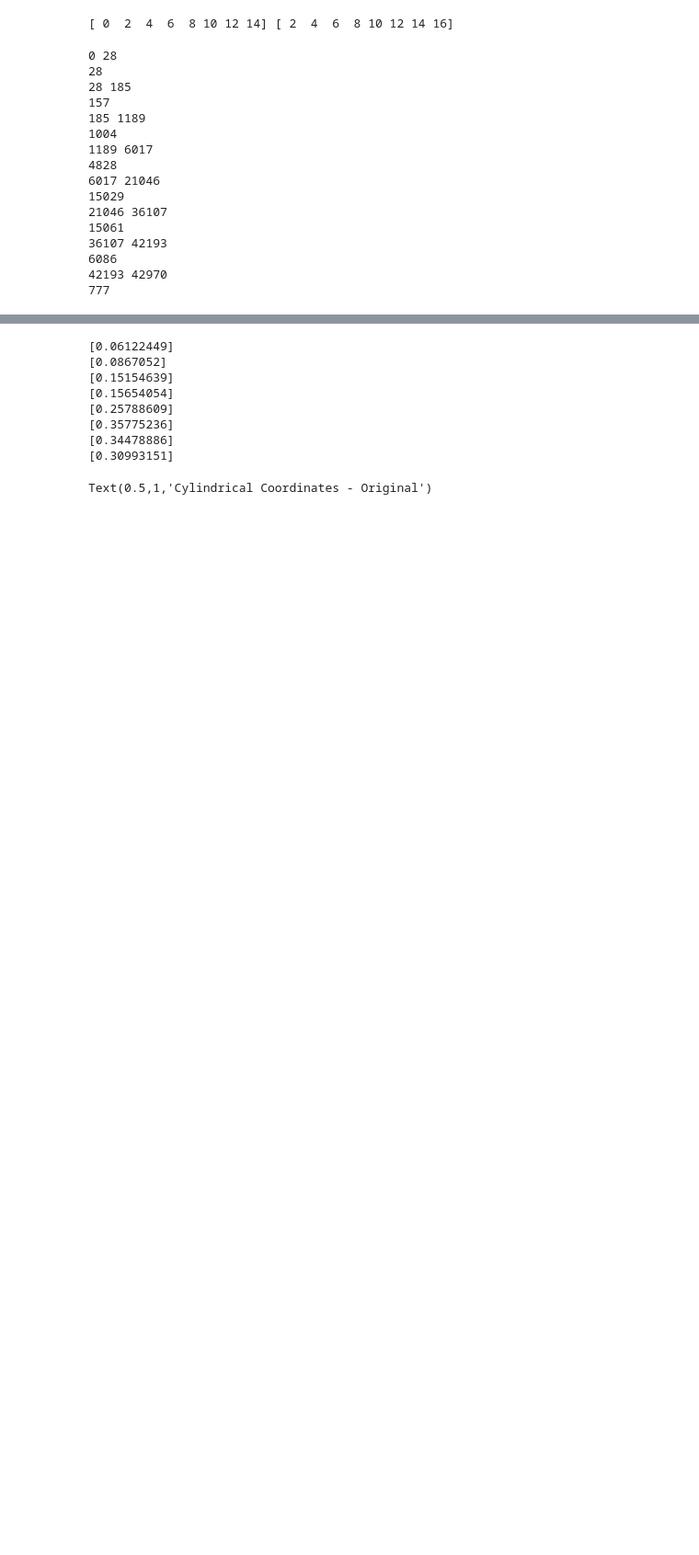
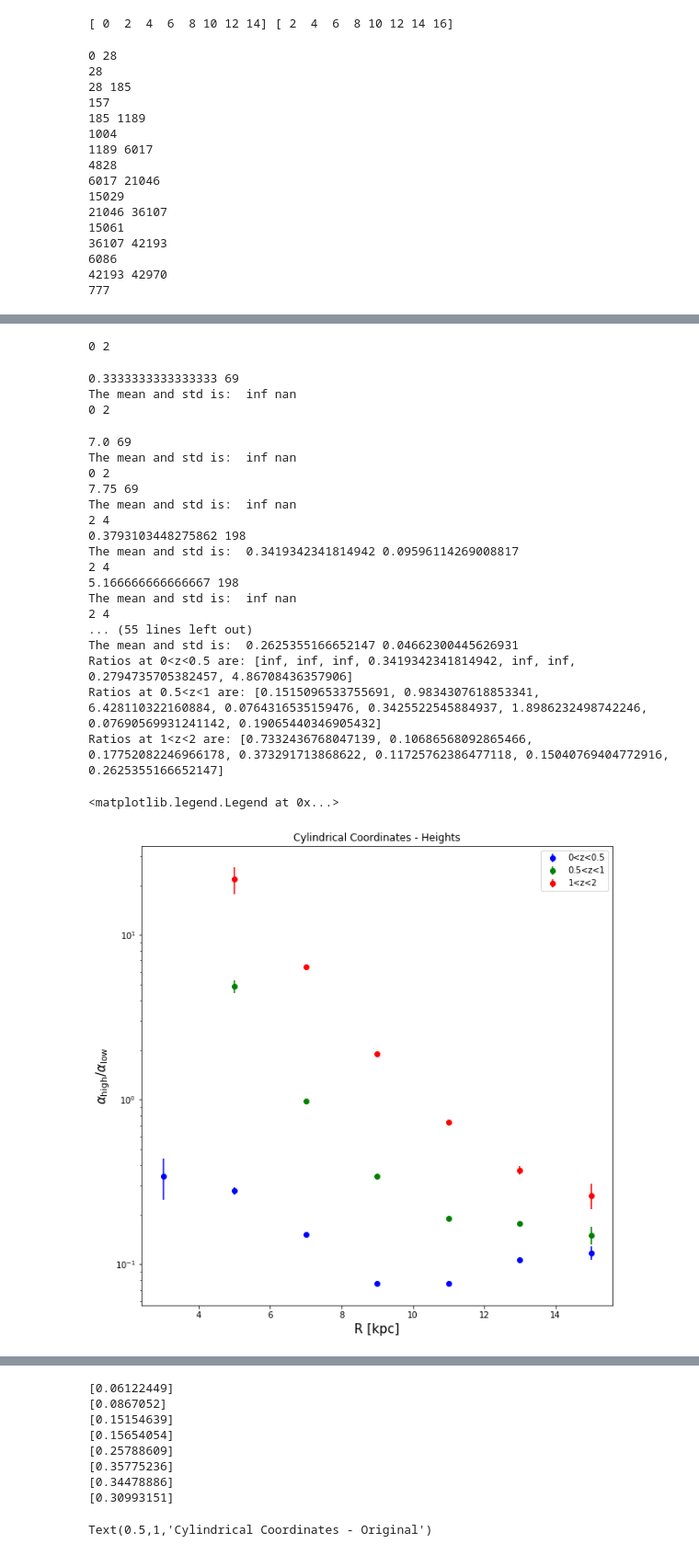
Before and after one commit to andersdot/radialmigration, a Jupyter notebook: error analysis-Copy1.ipynb, the cells around one changed output, grey strips where cells are left out. Shown: that part at 92% size. Saved outputs shown, nothing was run; the diff lists cells and outputs as text; code cells hidden in the pictures; blank space fills up the shorter version.

```diff
--- a/error analysis-Copy1.ipynb
+++ b/error analysis-Copy1.ipynb
@@ -232,3 +255,67 @@ The mean and std is:  0.1470466537986196 0.010466718008369198
+# %%
+plt.figure(figsize=(10,10))
+zbincolors = ["blue", "green", "red"]
+zbinnames = ["0<z<0.5", "0.5<z<1", "1<z<2"]
+mean_zcratio_alpha = []
+std_zcratio_alpha = []
+for i, (minr, maxr) in enumerate(zip(minRadius, maxRadius)):
+    ratio_alpha = np.zeros(n)
+    for i, (minz, maxz, cz) in enumerate(zip(minZheights, maxZheights, zbincolors)):
+        for i, mcn in enumerate(np.arange(n)):
+            if i == 0: print(minr, maxr)
+
+            index_cr = np.logical_and( cr[:,mcn] > minr, cr[:,mcn] <= maxr)
+
+
+            index_crz = np.logical_and(np.abs(height[:,mcn]) > minz, np.abs(height[:,mcn]) <= maxz)
+
+            high_alpha_index = (alpha > avg) & index_cr & index_crz
+            low_alpha_index = (alpha <= avg) & index_cr & index_crz
+
+            nlow_alpha = np.sum(low_alpha_index)
+            nhigh_alpha = np.sum(high_alpha_index)
+            ratio_alpha[i] = float(nhigh_alpha)/nlow_alpha
+        print(ratio_alpha[i], np.sum(index_cr))
+        print('The mean and std is: ',np.mean(ratio_alpha), np.std(ratio_alpha))
+        mean_zcratio_alpha.append(np.mean(ratio_alpha))
+        std_zcratio_alpha.append(np.std(ratio_alpha))
+        plt.errorbar(0.5*(minr + maxr), np.mean(ratio_alpha), yerr=np.std(ratio_alpha), fmt='o', c=cz)
+z1 = mean_zcratio_alpha[0:8]
+z2 = mean_zcratio_alpha[9:17]
+z3 = mean_zcratio_alpha[17:25]
+print("Ratios at 0<z<0.5 are:", z1)
+print("Ratios at 0.5<z<1 are:", z2)
+print("Ratios at 1<z<2 are:", z3)
+
+plt.yscale('log')
+plt.xlabel('R [kpc]', fontsize=15)
+plt.ylabel(r'$\alpha_{\mathrm{high}}/\alpha_{\mathrm{low}}$', fontsize=15)
+plt.title("Cylindrical Coordinates - Heights")
+plt.legend(zbinnames)
+# %% [output]
+0 2
+0.3333333333333333 69
+The mean and std is:  inf nan
+0 2
+7.0 69
+The mean and std is:  inf nan
+0 2
+7.75 69
+The mean and std is:  inf nan
+2 4
+0.3793103448275862 198
+The mean and std is:  0.3419342341814942 0.09596114269008817
+2 4
+5.166666666666667 198
+The mean and std is:  inf nan
+2 4
+... (55 lines left out)
+The mean and std is:  0.2625355166652147 0.04662300445626931
+Ratios at 0<z<0.5 are: [inf, inf, inf, 0.3419342341814942, inf, inf, 0.2794735705382457, 4.86708436357906]
+Ratios at 0.5<z<1 are: [0.1515096533755691, 0.9834307618853341, 6.428110322160884, 0.0764316535159476, 0.3425522545884937, 1.8986232498742246, 0.07690569931241142, 0.19065440346905432]
+Ratios at 1<z<2 are: [0.7332436768047139, 0.10686568092865466, 0.17752082246966178, 0.373291713868622, 0.11725762386477118, 0.15040769404772916, 0.2625355166652147]
+<matplotlib.legend.Legend at 0x...>
+[figure, added]
 # %%
 plt.figure(figsize=(10,10))
 zbincolors = ["blue", "green", "red"]
```
Also changed, not shown: parts of 8 cells of this notebook.
